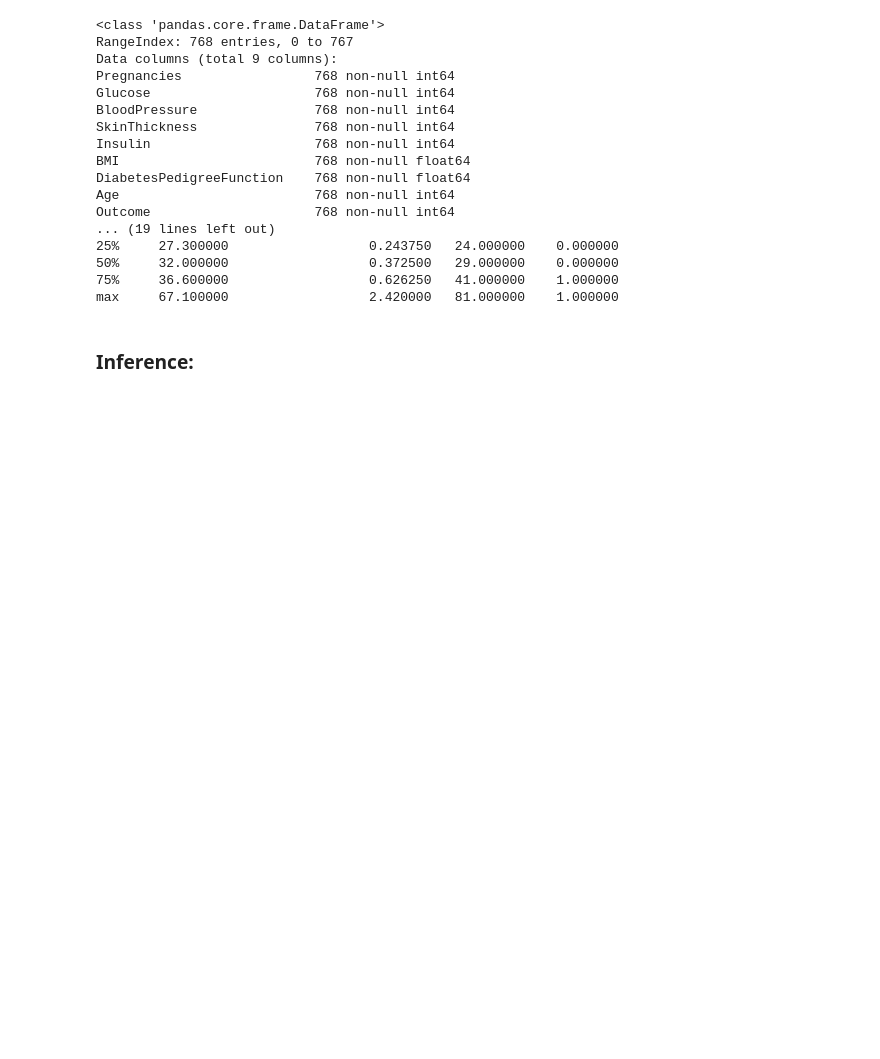
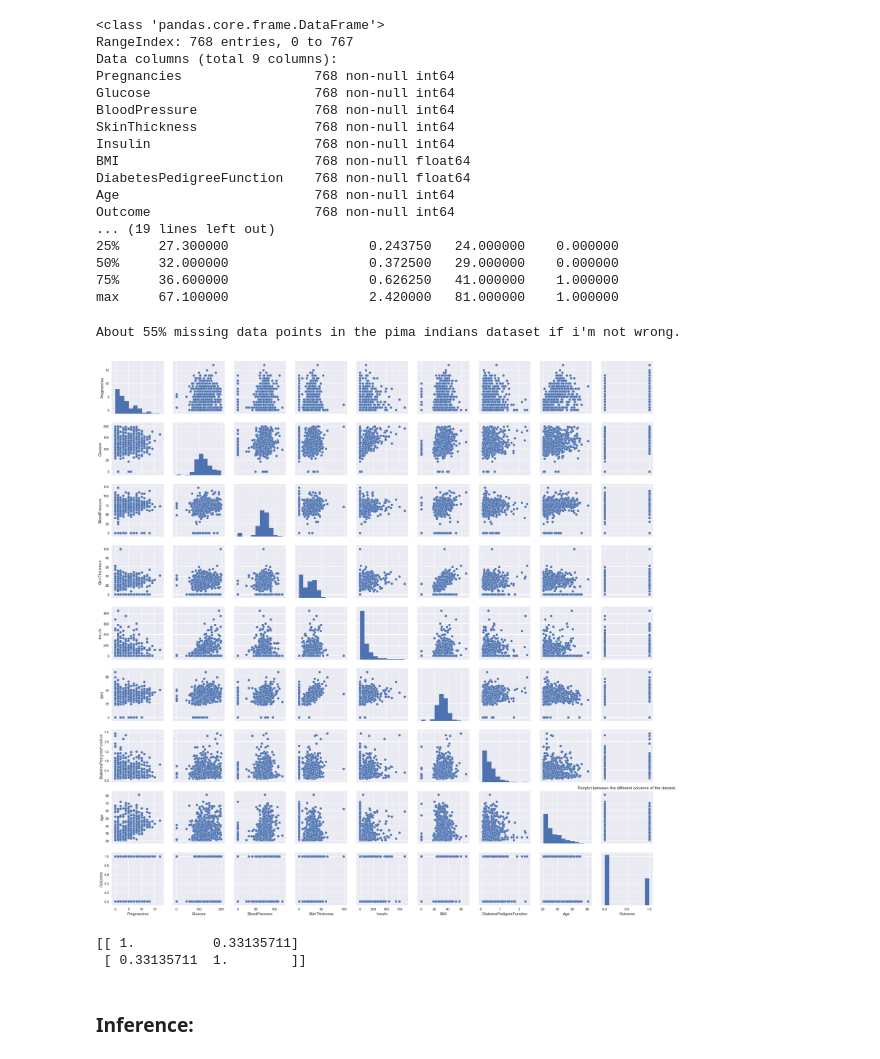
Before and after one commit to Shuyib/pimaMLsklearn, a Jupyter notebook: pima.indians.analysis.ipynb, the cells around one changed output. Cells and saved outputs as stored; diff of their text form; code cells hidden in the pictures; blank space fills up the shorter version.

```diff
--- a/pima.indians.analysis.ipynb
+++ b/pima.indians.analysis.ipynb
@@ -85,5 +85,47 @@ Outcome                     768 non-null int64
 50%     32.000000                  0.372500   29.000000    0.000000
 75%     36.600000                  0.626250   41.000000    1.000000
 max     67.100000                  2.420000   81.000000    1.000000
+# %%
+#print(df.BMI.value_counts()); print ("") # 11 missing BMI records
+#print(df.Glucose.value_counts()); print ("") # 5 missing
+#print(df.BloodPressure.value_counts()); print ("") # 35 missing records
+#print(df.SkinThickness.value_counts()); print ("") # 227 missing records Not sure about this one.
+#print(df.Insulin.value_counts()); print ("") # 374 missing records
+
+# Saving up on space
+# i've already indicated the answers to the number of missing values for some colums
+# percentage of data missing
+
+missing = 11 + 5 + 35 + 374 # adding up the missing value occurences
+msg = "About {}% missing data points in the pima indians dataset if i'm not wrong."
+print (msg.format(round(missing/768 * 100))) # finding the percentage of missing data on the columns.
+
+# I'll use an imputation strategy in the workflow to deal with missing data
+# %% [output]
+About 55% missing data points in the pima indians dataset if i'm not wrong.
+# %%
+# exploratory visualisation to see if there is any correlation between columns
+# since the columns are few, this plot is feasible i don't recommend it for many columns
+
+# import necessary modules
+import matplotlib.pyplot as plt
+import seaborn as sns
+sns.set()
+
+sns.pairplot(df)
+sns.plt.title("Pairplot between the different columns of the dataset.")
+
+plt.show()
+# %% [output]
+[figure, added]
+# %%
+# some variables seem correlated. Let's try finding the pearson correlation coefficient for one.
+# Let's try a correlation between Glucose column and Insulin
+Glucoins = np.corrcoef(df.Insulin, df.Glucose)
+print (Glucoins)
+# that wasn't what i expected. O.3 is  really low positive correlation
+# %% [output]
+[[ 1.          0.33135711]
+ [ 0.33135711  1.        ]]
 # %% [markdown]
 ### Inference:
```
Also changed, not shown: parts of 5 cells of this notebook.
